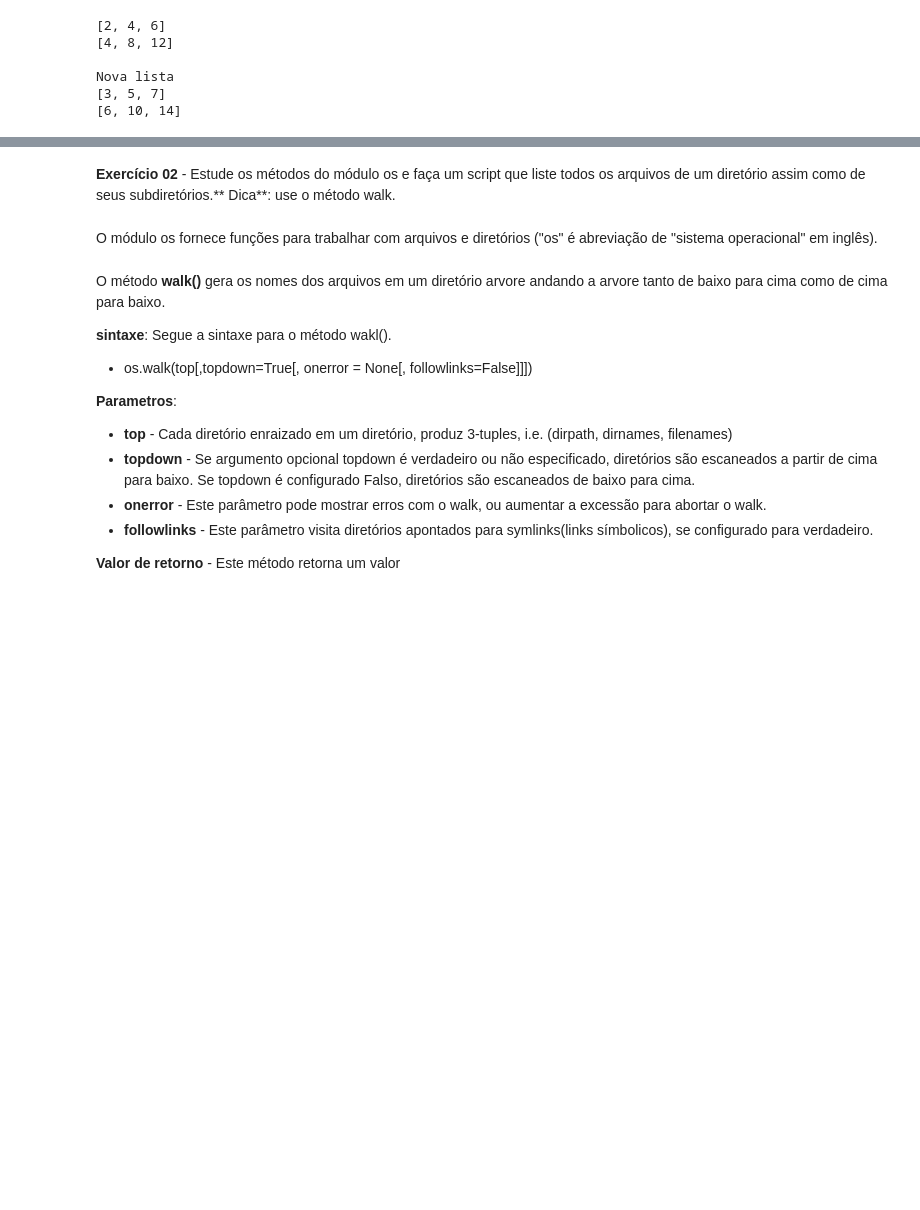
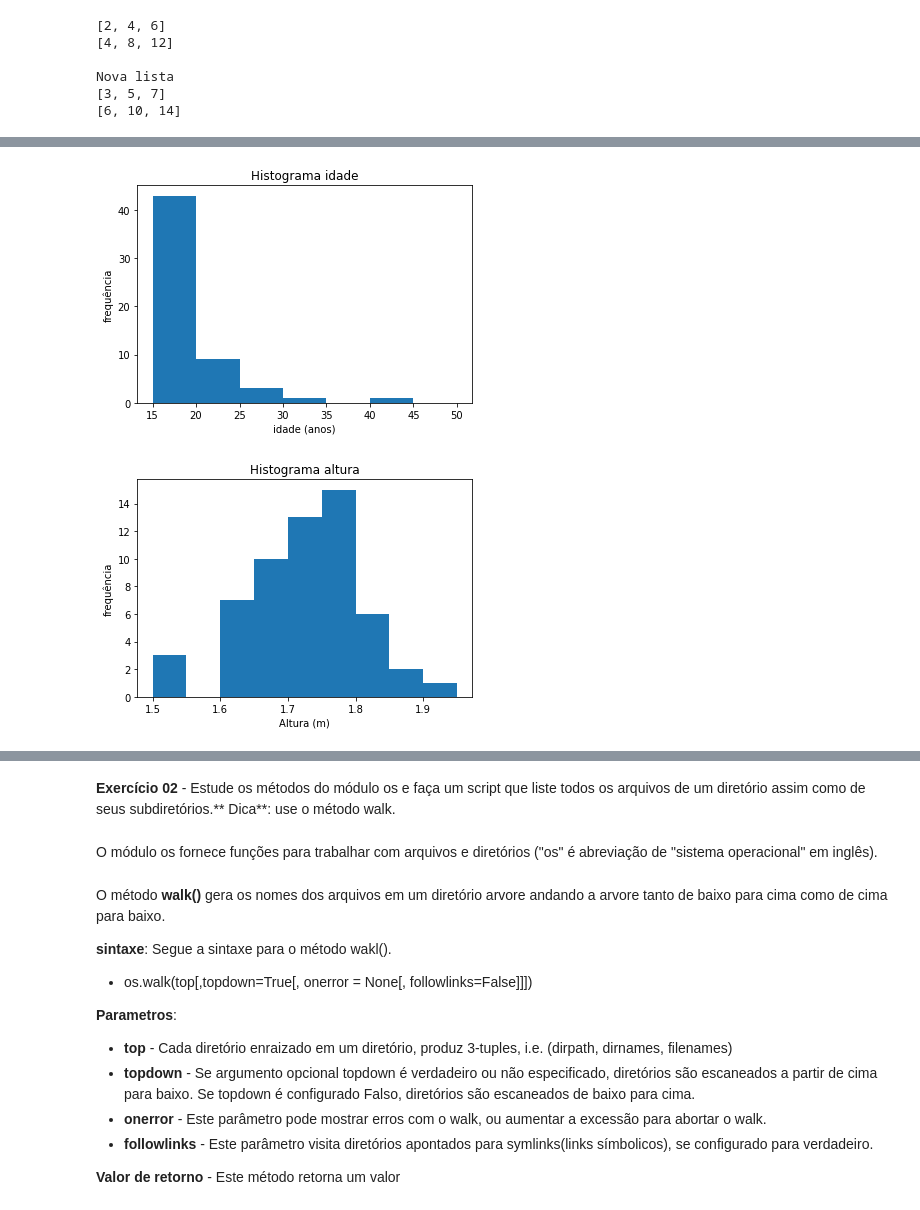
Before and after one commit to JMateusNSilva/python_uerj_2020_2, a Jupyter notebook: exercícios/aula09_23_10_2020.ipynb, the cells around one changed output, grey strips where cells are left out. Cells and saved outputs as stored; diff of their text form; code cells hidden in the pictures; blank space fills up the shorter version.

```diff
--- a/exercícios/aula09_23_10_2020.ipynb
+++ b/exercícios/aula09_23_10_2020.ipynb
@@ -104,0 +107,80 @@ Nova lista
+# %%
+def ler_arquivos(nome_do_arquivo, j):     # j nome da coluna de dados
+    """ Esta função abre um arquivo e organiza cada colunas de um arquivo em uma lista em linha.
+    """
+
+#-----------------------------------------
+#---Abrindo e lendo o arquivo desejado que é apresentado em uma única lista.
+#-----------------------------------------
+    fin = open(nome_do_arquivo)          # abre o arquivo desejado com nome igual ao argumento e o chama de fin.
+    linhas = fin.readlines()             # lê cada linha do arquivo aberto
+    #print(linhas)
+
+#-----------------------------------------
+#---Listas  vazias
+#-----------------------------------------
+    #Idade
+    idade_lista = []                               # lista vazia reservada para incrementar elementos no caso a idade dos alunos
+    #Altura
+    altura_lista = []
+    #Massa
+    massa_lista =[]
+#-----------------------------------------
+#---Apresentando a leitura em colunas
+#-----------------------------------------
+    for line in linhas:                                # Instrução para cada linha do arquivo aberto (associado a variável linhas).
+        colunas = line.strip().split('\t')             # Quebra informação disposta em linha e transforma em 3 coluna: idade, altura e massa.
+        #print(colunas)
+
+        #---------------------------------
+        if j == 0  :
+            idade_lista.append(colunas[j])                 # Atribui a lista vazia chamada idade_lista o primeiro dos 3 elementos da columns.
+            idade = [float(i) for i in idade_lista]
+        elif j == 1:                                            # elif é uma abreviação para else if
+            altura_lista.append(colunas[j])
+            altura = [float(i) for i in altura_lista]
+        elif j == 2:
+            massa_lista.append(colunas[j])
+            massa = [float(i) for i in massa_lista]
+    if j == 0:
+        return idade
+    elif j== 1:
+        return altura
+    elif j == 2:
+        return massa
+   # print('Lista contendo somente a idade dos alunos:\n', idade)
+   # print('Lista contendo somente a idade dos alunos:\n', altura)
+   # print('Lista contendo somente a idade dos alunos:\n', massa)
+
+#ler_arquivos('dados_alunos.txt', 0)
+
+
+import matplotlib
+import matplotlib.pyplot as plt
+idade = ler_arquivos('dados_alunos.txt',0)
+altura =ler_arquivos('dados_alunos.txt',1)
+massa = ler_arquivos('dados_alunos.txt',2)
+
+fig, ax0 = plt.subplots()
+ax0.set_title('Histograma idade')
+ax0.set_xlabel('idade (anos)')
+ax0.set_ylabel('frequência')
+#ax0 = plt.hist(idade)
+ax0 = plt.hist(idade,[15,20,25,30,35,40,45,50])     # Idade aumentando de 5 em 5 anos.
+
+fig, ax1 = plt.subplots()
+ax1.set_title('Histograma altura')
+ax1.set_xlabel('Altura (m)')
+ax1.set_ylabel('frequência')
+ax1 = plt.hist(altura,[1.50,1.55,1.60,1.65, 1.70, 1.75, 1.80, 1.85, 1.90, 1.95])  # Altura aumentando de 5 em 5 cm.
+
+fig, ax2 = plt.subplots()
+ax2.set_title('Histograma massa')
+ax2.set_xlabel('Massa (kg)')
+ax2.set_ylabel('frequência')
+ax2 = plt.hist(massa, [40, 50, 60, 70, 80, 90, 100, 110])        # Massa aumentando de 10 em 10 Kg.
+
+#plt.show()
+# %% [output]
+[figure, added]
+[figure, added]
```
Also changed, not shown: parts of 3 cells of this notebook.
